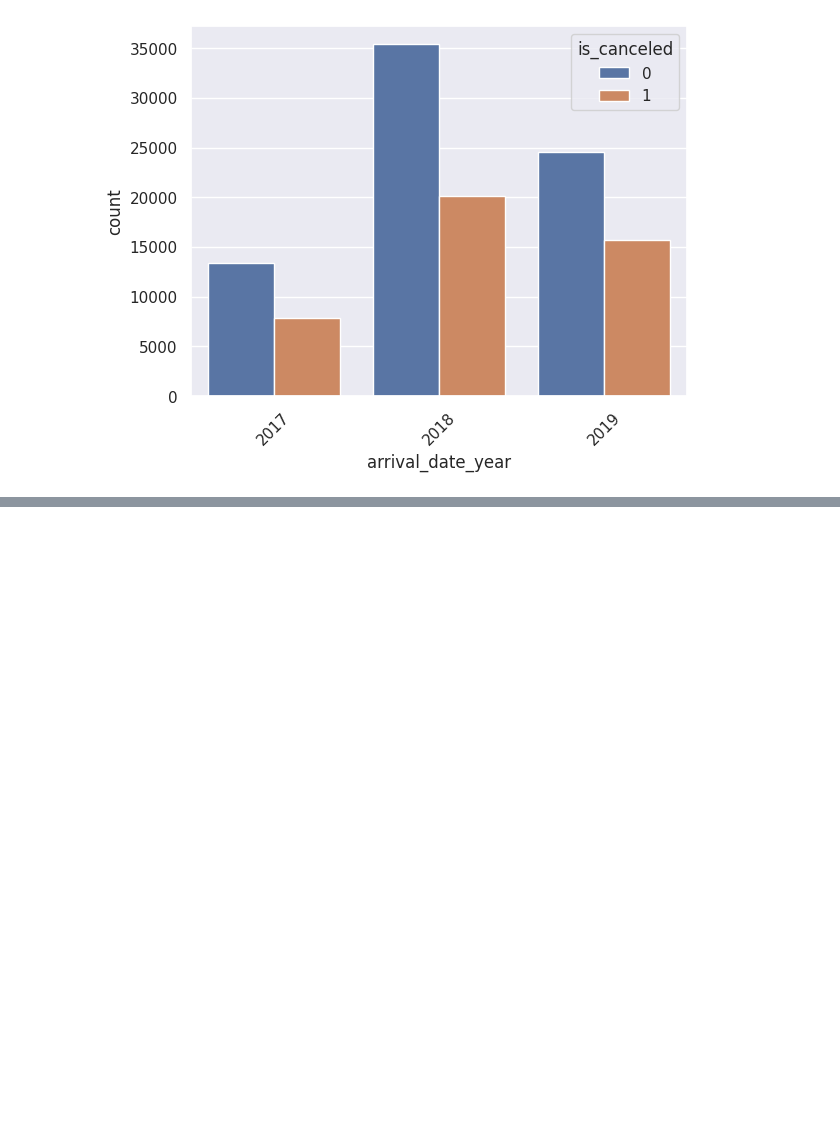
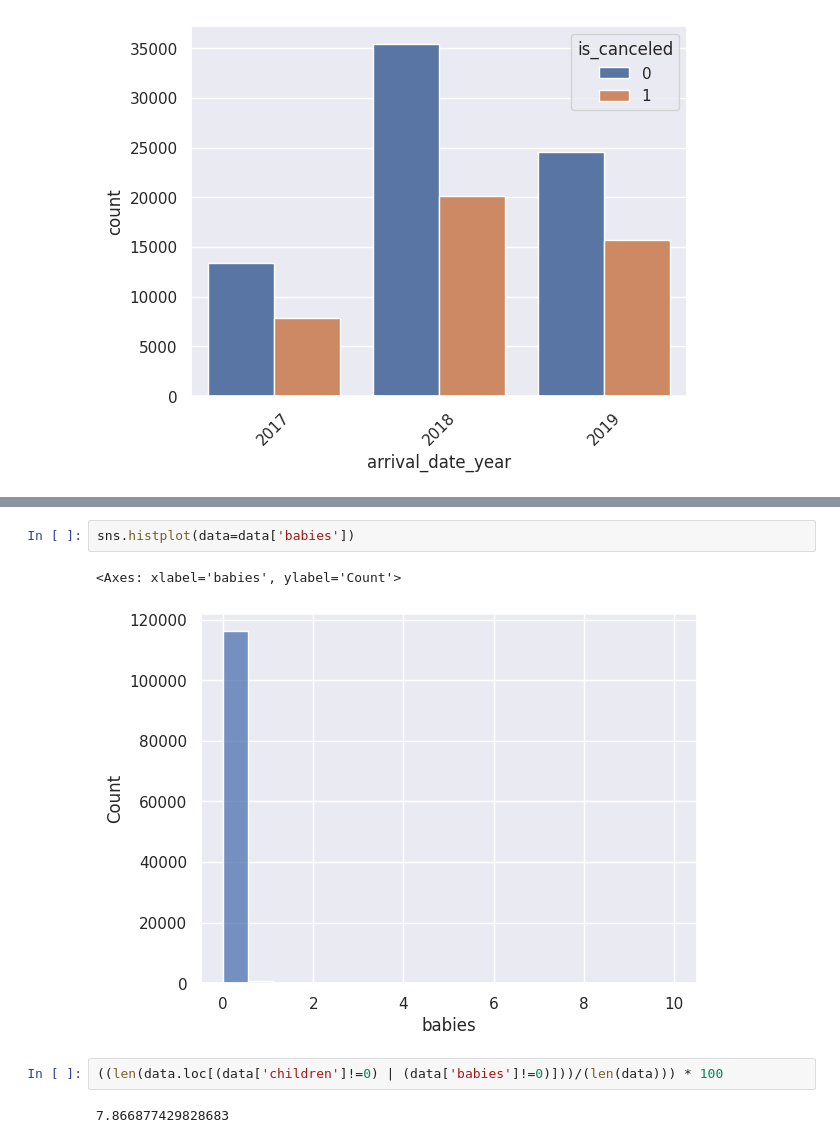
Before and after one commit to rmunoz78/Marriot_Cancellation_Model, a Jupyter notebook: Marriot_Cancellation_Model.ipynb, the cells around one changed output, grey strips where cells are left out. Saved outputs shown, nothing was run; the diff lists cells and outputs as text; blank space fills up the shorter version.

```diff
--- a/Marriot_Cancellation_Model.ipynb
+++ b/Marriot_Cancellation_Model.ipynb
@@ -626,0 +638,9 @@ ax.set_xticklabels(ax.get_xticklabels(), rotation=45)
+# %%
+sns.histplot(data=data['babies'])
+# %% [output]
+<Axes: xlabel='babies', ylabel='Count'>
+[figure, added]
+# %%
+((len(data.loc[(data['children']!=0) | (data['babies']!=0)]))/(len(data))) * 100
+# %% [output]
+7.866877429828683
```
Also changed, not shown: parts of 51 cells of this notebook.
